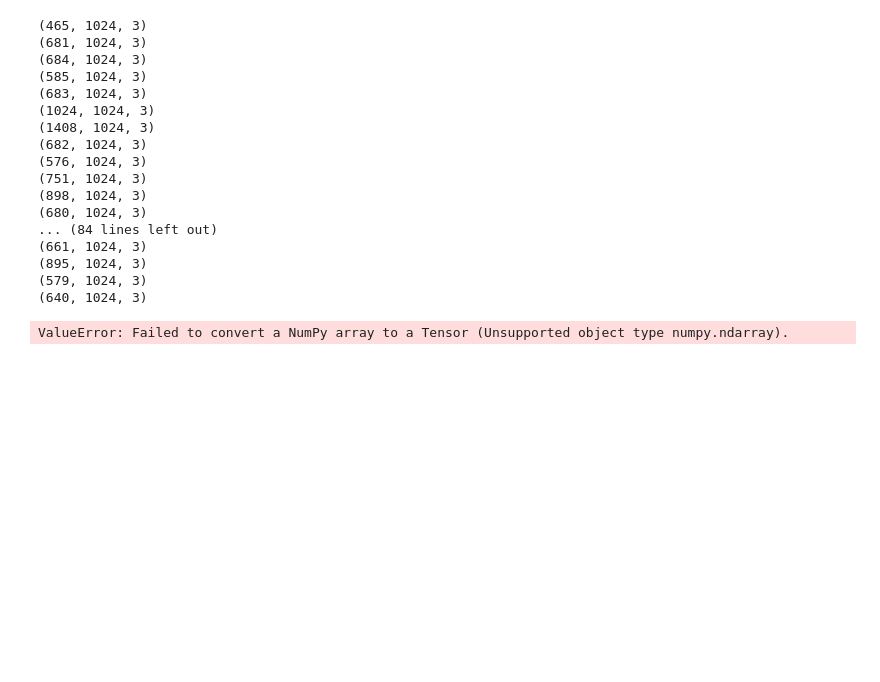
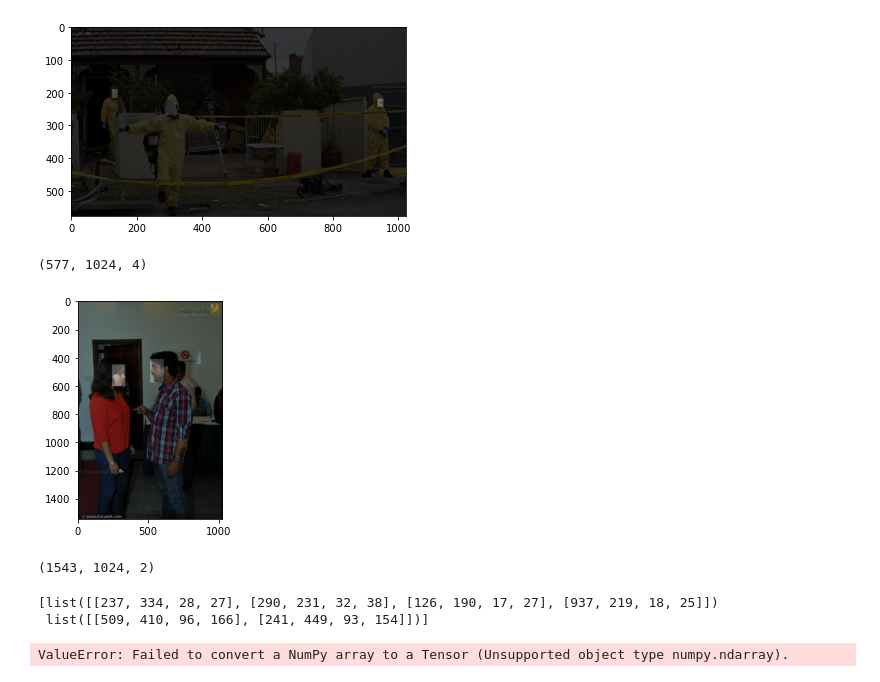
Before and after one commit to Sebastien-WAGNER-63/Boyaketa, a Jupyter notebook: Boyaketa/code/boyaketaKeras/boyaketa.ipynb, the cells around one changed output. Saved outputs shown, nothing was run; the diff lists cells and outputs as text; code cells hidden in the pictures; blank space fills up the shorter version.

```diff
--- a/Boyaketa/code/boyaketaKeras/boyaketa.ipynb
+++ b/Boyaketa/code/boyaketaKeras/boyaketa.ipynb
@@ -25,12 +27,23 @@ def objectTrain(nbImages):
     lImg = []
     lLabel = []
     for i in range(nbImages):
-        chemin,box = image()
+        chemin,boxs = image()
         img = tf.keras.preprocessing.image.load_img("../../asset/Train/Keras/WIDER_train/images/"+chemin)
-        img = keras.preprocessing.image.img_to_array(img)
-        print(img.shape)
-        lImg.append(img)
-        lLabel.append(box)
+        img2 = keras.preprocessing.image.img_to_array(img)
+        lImg.append(img2)
+        masks = zeros([img2.shape[0], img2.shape[1], len(boxs)], dtype='uint8')
+        i = 0
+        for box in boxs:
+            row_s, row_l = box[1], box[3]
+            col_s, col_l = box[0], box[2]
+            masks[row_s:row_s+row_l, col_s:col_s+col_l, i] = 1
+            i=i+1
+        lLabel.append(boxs.tolist())
+        pyplot.imshow(img)
+        for j in range(masks.shape[2]):
+            pyplot.imshow(masks[:, :, j], cmap='gray', alpha=0.3)
+        pyplot.show()
+        print(masks.shape)
     lImg = np.array(lImg)
     lLabel = np.array(lLabel)
     return lImg, lLabel
@@ -61,24 +74,16 @@ def modele():
                          metrics='accuracy')
         return cnn
 # %%
-objects, labels = objectTrain(100)
+objects, labels = objectTrain(2)
 # %% [output]
+[figure, added]
-(465, 1024, 3)
-(681, 1024, 3)
-(684, 1024, 3)
-(585, 1024, 3)
-(683, 1024, 3)
-(1024, 1024, 3)
-(1408, 1024, 3)
-(682, 1024, 3)
-(576, 1024, 3)
-(751, 1024, 3)
-(898, 1024, 3)
-(680, 1024, 3)
-... (84 lines left out)
-(661, 1024, 3)
-(895, 1024, 3)
-(579, 1024, 3)
-(640, 1024, 3)
+(577, 1024, 4)
+[figure, added]
+(1543, 1024, 2)
+# %%
+print(labels)
+# %% [output]
+[list([[237, 334, 28, 27], [290, 231, 32, 38], [126, 190, 17, 27], [937, 219, 18, 25]])
+ list([[509, 410, 96, 166], [241, 449, 93, 154]])]
 # %%
 def train(n_epochs=20, batch=32):
```
Also changed, not shown: parts of 3 cells of this notebook, 1 other file.
